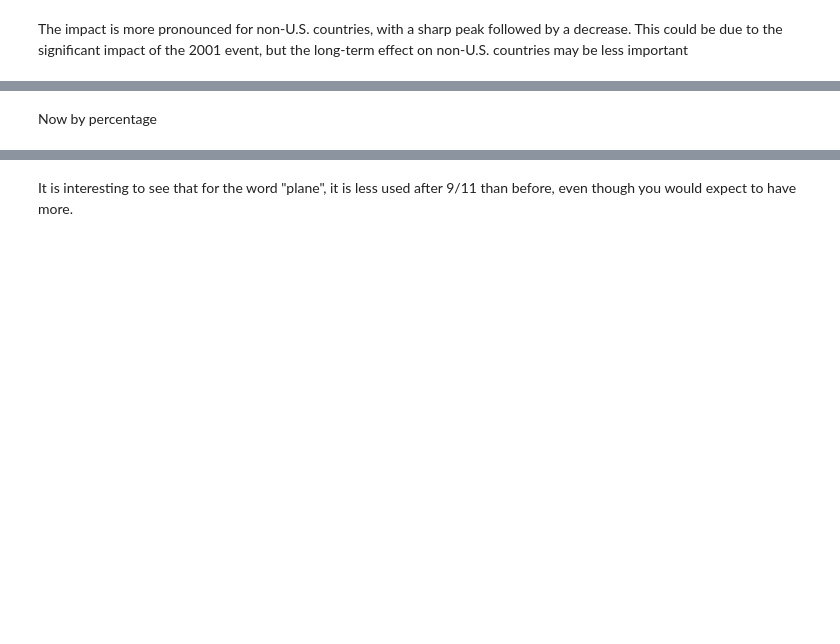
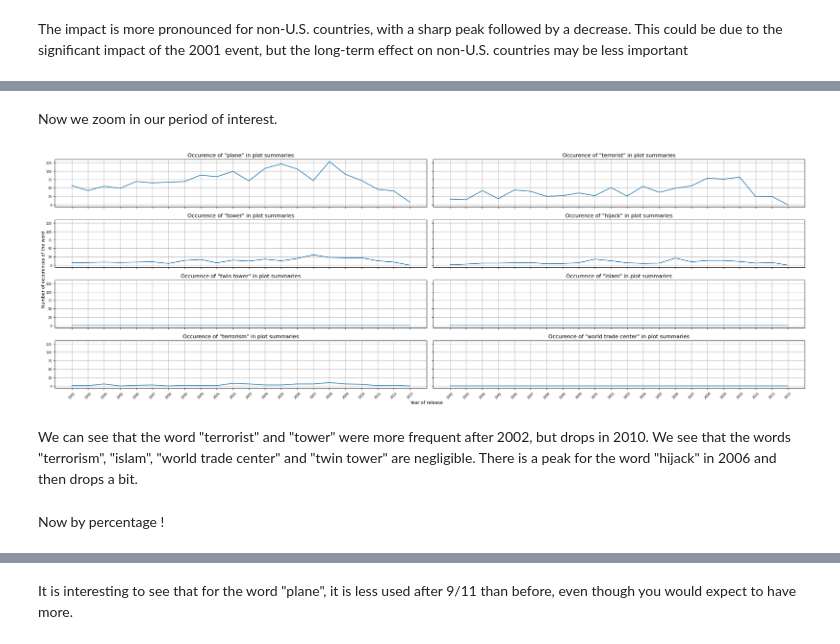
Before and after one commit to epfl-ada/ada-2024-project-adanonymous, a Jupyter notebook: results.ipynb, the cells around one changed output, grey strips where cells are left out. Saved outputs shown, nothing was run; the diff lists cells and outputs as text; code cells hidden in the pictures; blank space fills up the shorter version.

```diff
--- a/results.ipynb
+++ b/results.ipynb
@@ -178,4 +170,12 @@ Text(0, 0.38, 'Number of occurences of the word')
+# %% [markdown]
+Now we zoom in our period of interest.
+# %%
+plot_key_words_occ_zoomed(key_words_occ_df=df_key_words_occ, key_words=key_words)
+# %% [output]
+[figure, added]
+# %% [markdown]
+We can see that the word "terrorist" and "tower" were more frequent after 2002, but drops in 2010. We see that the words "terrorism", "islam", "world trade center" and "twin tower" are negligible. There is a peak for the word "hijack" in 2006 and then drops a bit.
 # %% [markdown]
 
-Now by percentage
+Now by percentage !
 # %%
```
Also changed, not shown: parts of 13 cells of this notebook, 2 other files.
